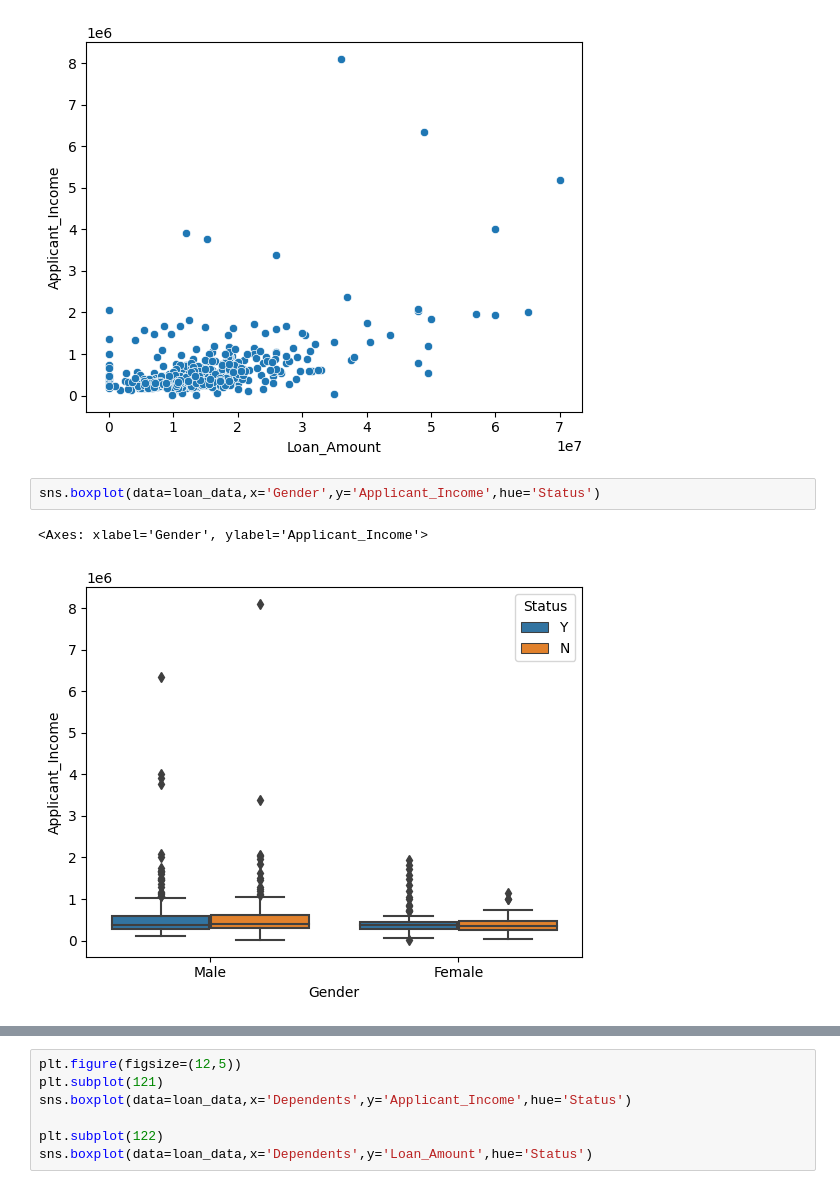
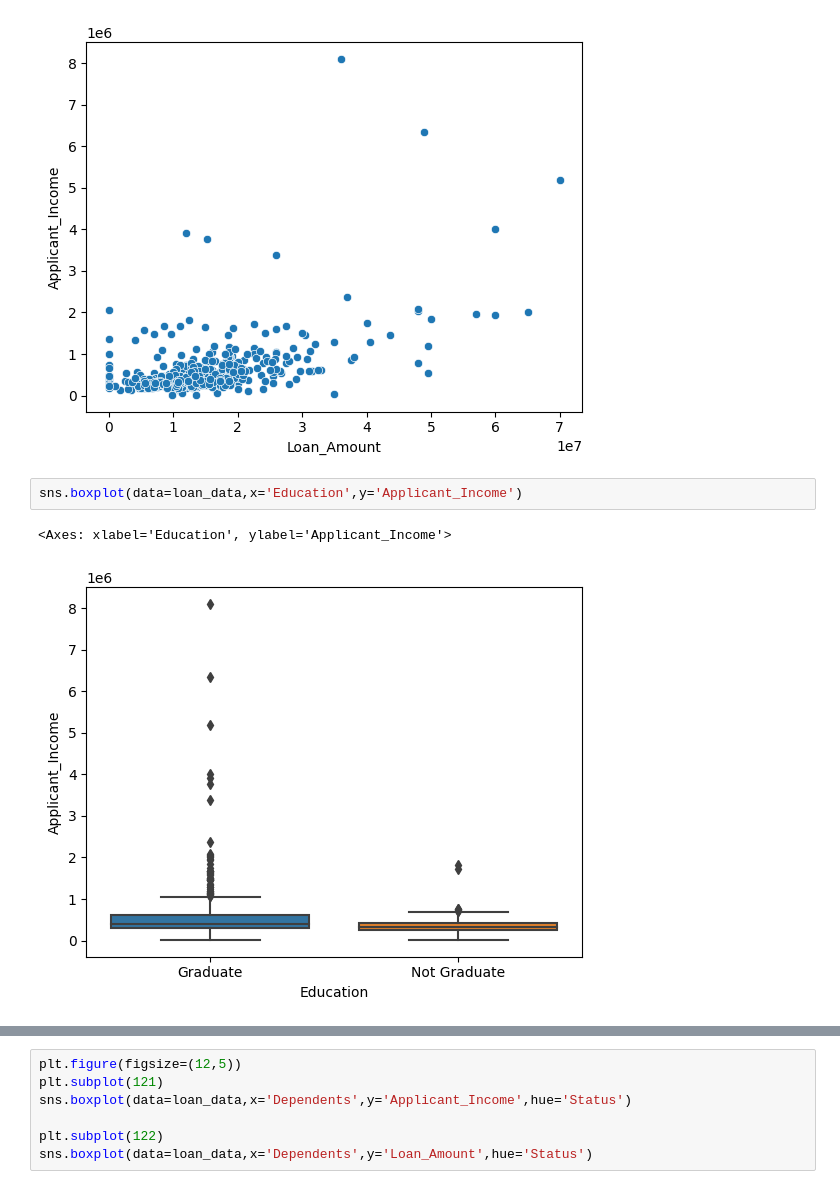
Before and after one commit to Chesta1/Bank_loan_classification, a Jupyter notebook: Bank_loan_classification.ipynb, the cells around one changed output, grey strips where cells are left out. Saved outputs shown, nothing was run; the diff lists cells and outputs as text.

```diff
--- a/Bank_loan_classification.ipynb
+++ b/Bank_loan_classification.ipynb
@@ -195,7 +195,7 @@ sns.scatterplot(x=loan_data.Loan_Amount,y=loan_data.Applicant_Income)
 <Axes: xlabel='Loan_Amount', ylabel='Applicant_Income'>
 [figure]
 # %%
-sns.boxplot(data=loan_data,x='Gender',y='Applicant_Income',hue='Status')
+sns.boxplot(data=loan_data,x='Education',y='Applicant_Income')
 # %% [output]
-<Axes: xlabel='Gender', ylabel='Applicant_Income'>
+<Axes: xlabel='Education', ylabel='Applicant_Income'>
-[figure, old version]
+[figure, new version]
```
Also changed, not shown: parts of 77 cells of this notebook.
